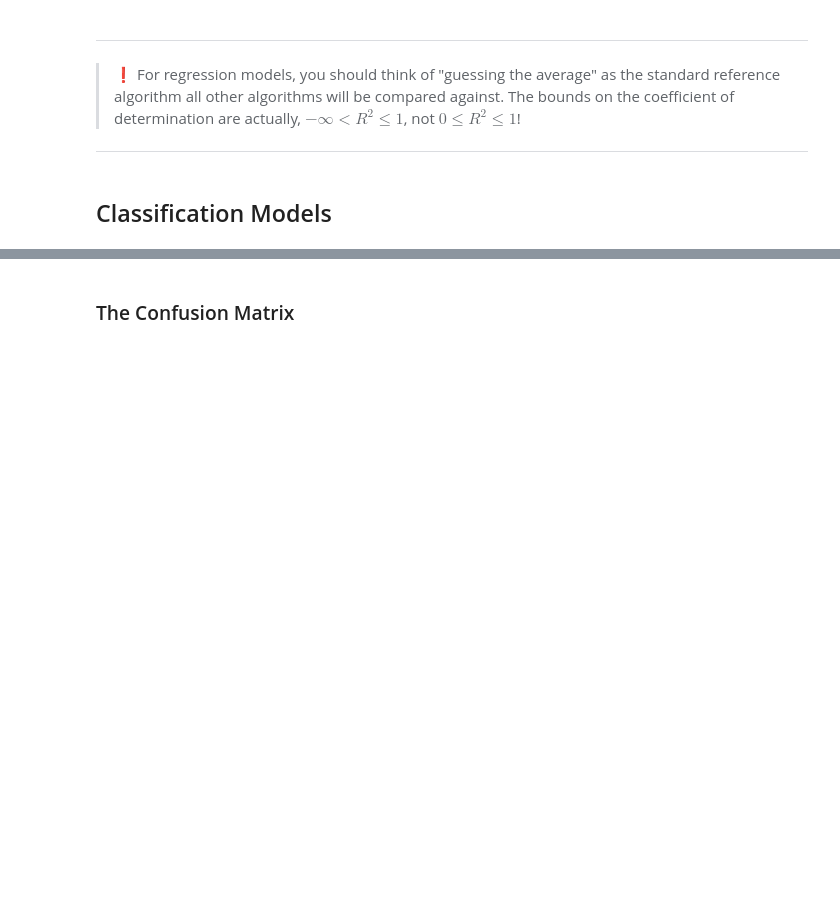
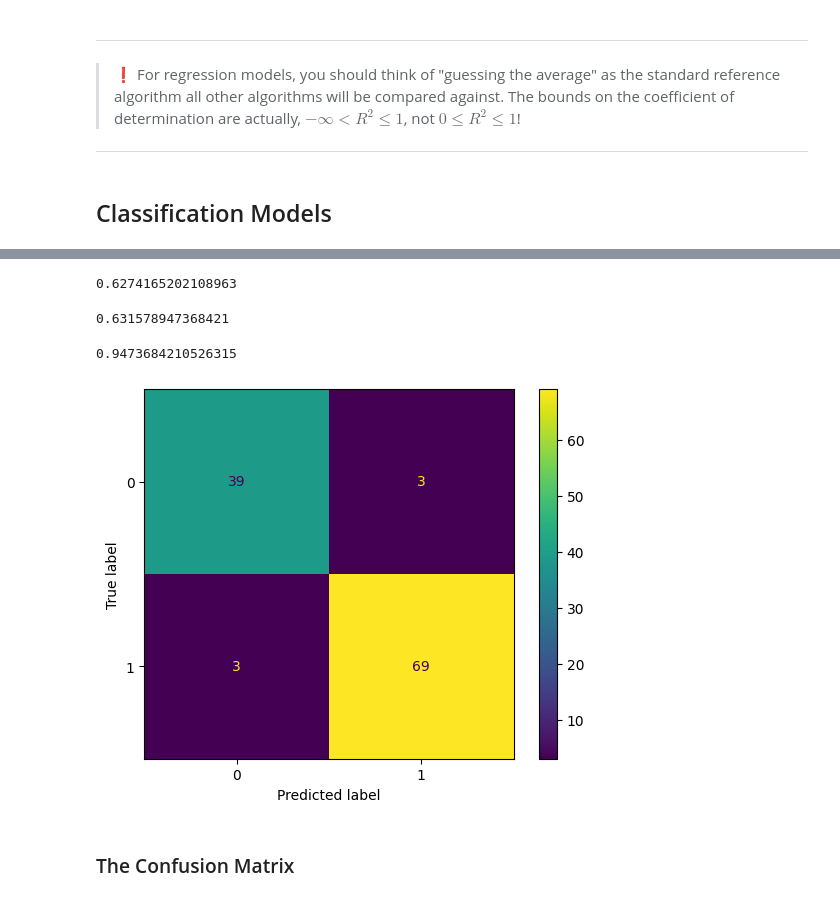
Before and after one commit to mahynski/chemometric-carpentry, a Jupyter notebook: notebooks/1.4_Statistics_Background.ipynb, the cells around one changed output, grey strips where cells are left out. Drawn from its saved outputs; the diff is of its cells as text; code cells hidden in the pictures; blank space fills up the shorter version.

```diff
--- a/notebooks/1.4_Statistics_Background.ipynb
+++ b/notebooks/1.4_Statistics_Background.ipynb
@@ -304,4 +308,5 @@ data_bunch = load_stamp2010()
 # %%
 # Let's examine a toy dataset.
+import sklearn
 from sklearn import datasets
-X, y = sklearn.datasets.load_iris(return_X_y=True, as_frame=True)
+X, y = sklearn.datasets.load_breast_cancer(return_X_y=True, as_frame=True)
@@ -333,3 +323,42 @@ rf_balanced
+# %%
+# Predicting the majority class would have an accuracy of ...
+357 / (212+357)
+# %% [output]
+0.6274165202108963
+# %%
+from sklearn.model_selection import train_test_split
+
+X_train, X_test, y_train, y_test = train_test_split(X, y, test_size=0.2,
+                                                    random_state=42,
+                                                    shuffle=True,
+                                                    stratify=y)
+# %%
+# Compared to random guessing (accuracy ~ 0.5) this "appears" to be better.
+base = BaselineClassifier()
+base.fit(X_train.values, y_train.values)
+base.score(X_test, y_test)
+# %% [output]
+0.631578947368421
+# %%
+# Many sklearn models have a class_weight option that helps balance the
+# model performance.  We will cover this in more detail later.
+from sklearn.ensemble import RandomForestClassifier
+
+rf_balanced = RandomForestClassifier(
+    n_estimators=10,
+    class_weight='balanced',
+    random_state=42
+  )
+_ = rf_balanced.fit(X_train, y_train)
+# %%
+rf_balanced.score(X_test, y_test)
+# %% [output]
+0.9473684210526315
+# %%
+from sklearn.metrics import ConfusionMatrixDisplay
+_ = ConfusionMatrixDisplay.from_estimator(rf_balanced, X_test, y_test)
+# %% [output]
+[figure, added]
 # %% [markdown]
 ### The Confusion Matrix
 # %% [markdown]
```
Also changed, not shown: parts of 9 cells of this notebook.
